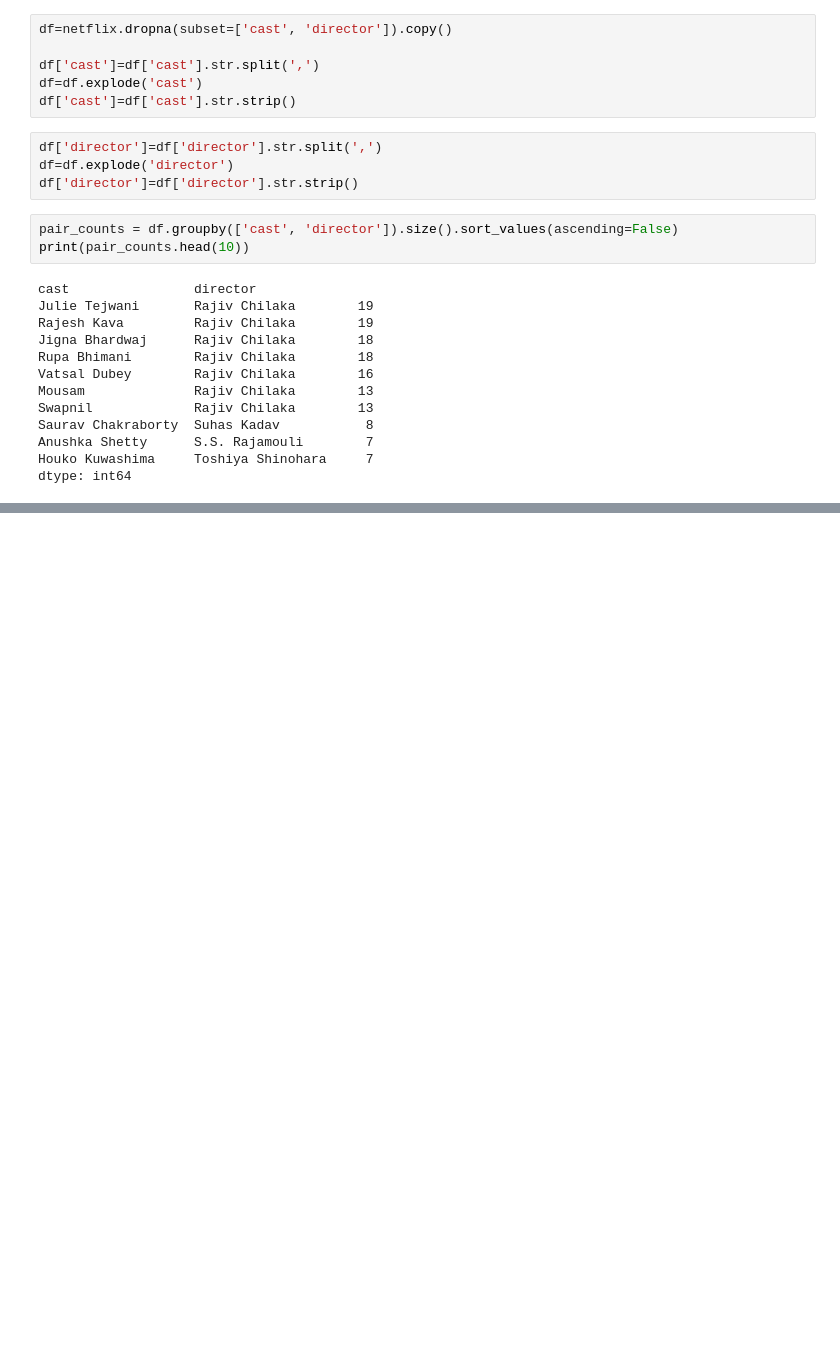
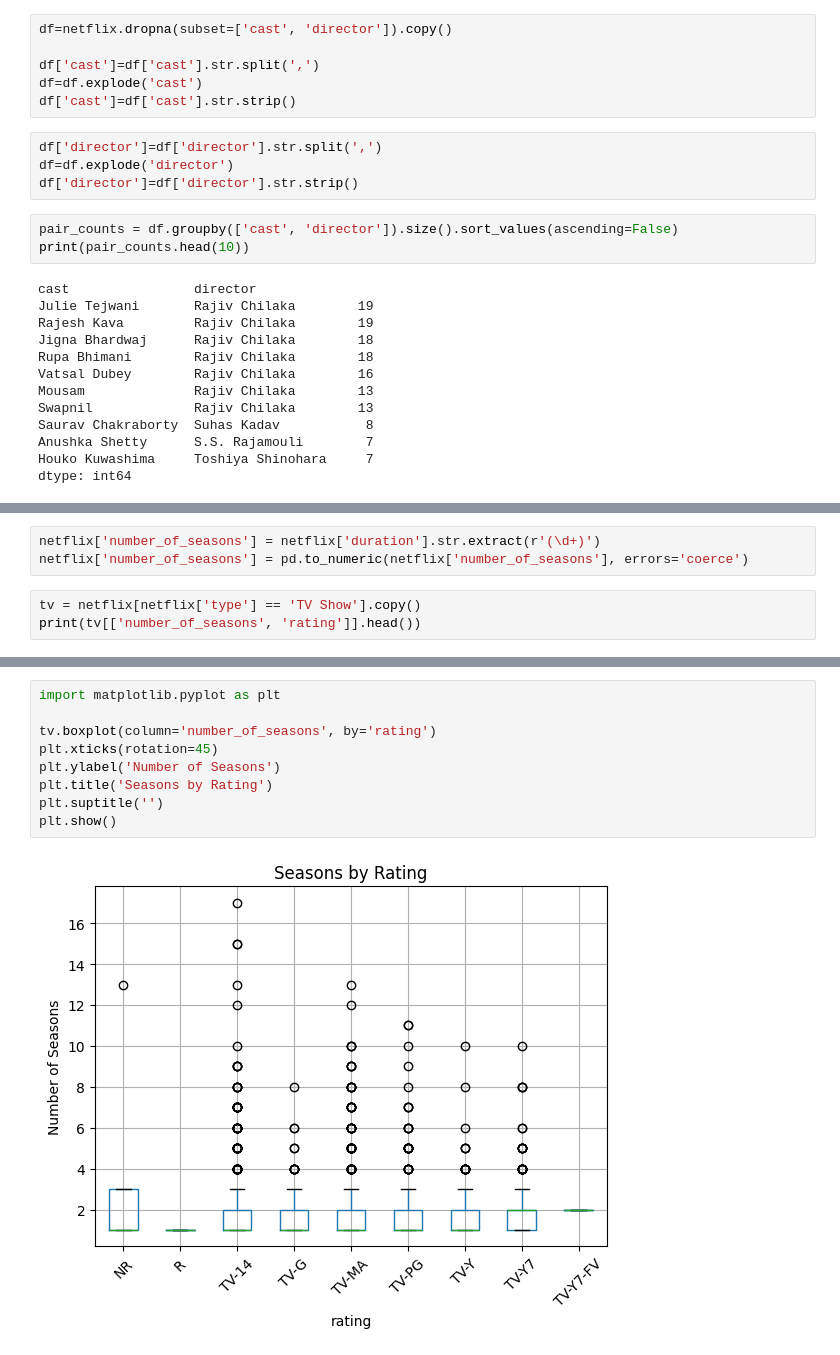
Before and after one commit to arnavvpareek/Netflix-EDA, a Jupyter notebook: notebooks/netflix_eda.ipynb, the cells around one changed output, grey strips where cells are left out. Saved outputs shown, nothing was run; the diff lists cells and outputs as text; blank space fills up the shorter version.

```diff
--- a/notebooks/netflix_eda.ipynb
+++ b/notebooks/netflix_eda.ipynb
@@ -1058,0 +1061,6 @@ dtype: int64
+# %%
+netflix['number_of_seasons'] = netflix['duration'].str.extract(r'(\d+)')
+netflix['number_of_seasons'] = pd.to_numeric(netflix['number_of_seasons'], errors='coerce')
+# %%
+tv = netflix[netflix['type'] == 'TV Show'].copy()
+print(tv[['number_of_seasons', 'rating']].head())
@@ -1058,0 +1101,11 @@ dtype: int64
+# %%
+import matplotlib.pyplot as plt
+
+tv.boxplot(column='number_of_seasons', by='rating')
+plt.xticks(rotation=45)
+plt.ylabel('Number of Seasons')
+plt.title('Seasons by Rating')
+plt.suptitle('')
+plt.show()
+# %% [output]
+[figure, added]
```
Also changed, not shown: parts of 12 cells of this notebook, 1 other file.
